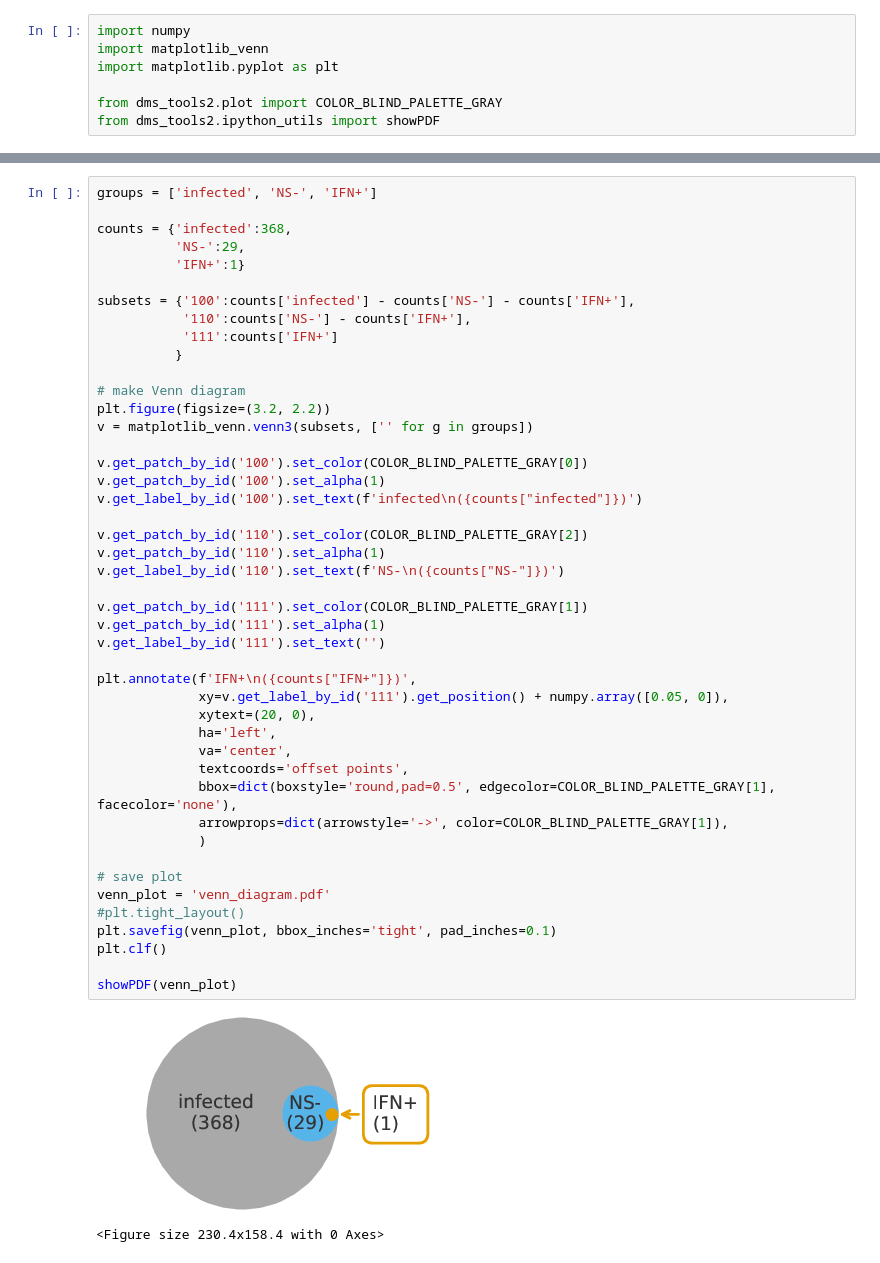
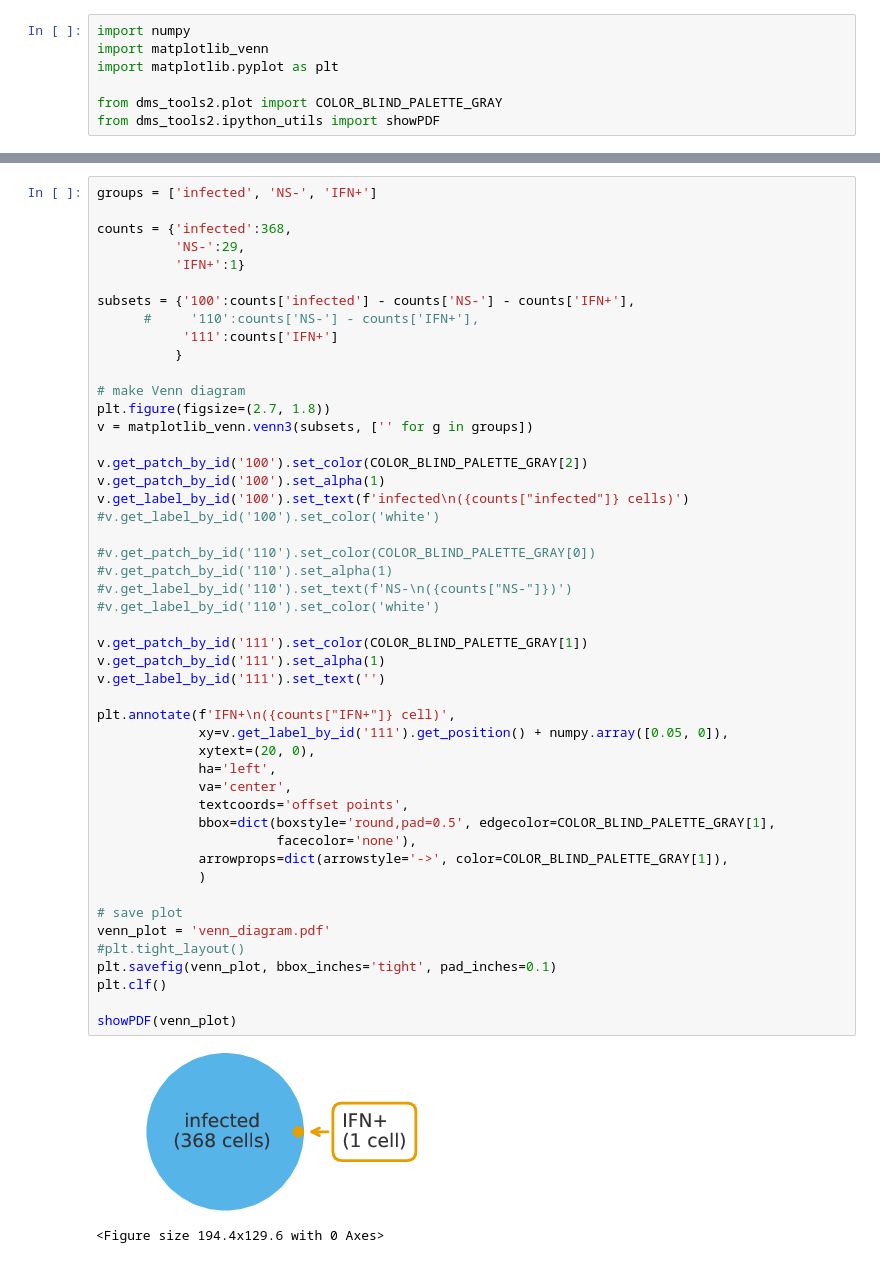
Before and after one commit to jbloomlab/IFNsorted_flu_single_cell, a Jupyter notebook: paper/figures/IFN_stochastic/RussellVenn/make_venn_diagram.py.ipynb, the cells around one changed output, grey strips where cells are left out. Cells and saved outputs as stored; diff of their text form.

```diff
--- a/paper/figures/IFN_stochastic/RussellVenn/make_venn_diagram.py.ipynb
+++ b/paper/figures/IFN_stochastic/RussellVenn/make_venn_diagram.py.ipynb
@@ -25,43 +27,46 @@ counts = {'infected':368,
           'IFN+':1}
 
 subsets = {'100':counts['infected'] - counts['NS-'] - counts['IFN+'],
-           '110':counts['NS-'] - counts['IFN+'],
+      #     '110':counts['NS-'] - counts['IFN+'],
            '111':counts['IFN+']
           }
 
 # make Venn diagram
-plt.figure(figsize=(3.2, 2.2))
+plt.figure(figsize=(2.7, 1.8))
 v = matplotlib_venn.venn3(subsets, ['' for g in groups])
 
-v.get_patch_by_id('100').set_color(COLOR_BLIND_PALETTE_GRAY[0])
+v.get_patch_by_id('100').set_color(COLOR_BLIND_PALETTE_GRAY[2])
 v.get_patch_by_id('100').set_alpha(1)
-v.get_label_by_id('100').set_text(f'infected\n({counts["infected"]})')
+v.get_label_by_id('100').set_text(f'infected\n({counts["infected"]} cells)')
+#v.get_label_by_id('100').set_color('white')
 
-v.get_patch_by_id('110').set_color(COLOR_BLIND_PALETTE_GRAY[2])
-v.get_patch_by_id('110').set_alpha(1)
-v.get_label_by_id('110').set_text(f'NS-\n({counts["NS-"]})')
+#v.get_patch_by_id('110').set_color(COLOR_BLIND_PALETTE_GRAY[0])
+#v.get_patch_by_id('110').set_alpha(1)
+#v.get_label_by_id('110').set_text(f'NS-\n({counts["NS-"]})')
+#v.get_label_by_id('110').set_color('white')
 
 v.get_patch_by_id('111').set_color(COLOR_BLIND_PALETTE_GRAY[1])
 v.get_patch_by_id('111').set_alpha(1)
 v.get_label_by_id('111').set_text('')
 
-plt.annotate(f'IFN+\n({counts["IFN+"]})',
+plt.annotate(f'IFN+\n({counts["IFN+"]} cell)',
              xy=v.get_label_by_id('111').get_position() + numpy.array([0.05, 0]),
              xytext=(20, 0),
              ha='left',
              va='center',
              textcoords='offset points',
-             bbox=dict(boxstyle='round,pad=0.5', edgecolor=COLOR_BLIND_PALETTE_GRAY[1], facecolor='none'),
+             bbox=dict(boxstyle='round,pad=0.5', edgecolor=COLOR_BLIND_PALETTE_GRAY[1],
+                       facecolor='none'),
              arrowprops=dict(arrowstyle='->', color=COLOR_BLIND_PALETTE_GRAY[1]),
              )
 
 # save plot
 venn_plot = 'venn_diagram.pdf'
 #plt.tight_layout()
 plt.savefig(venn_plot, bbox_inches='tight', pad_inches=0.1)
 plt.clf()
 
 showPDF(venn_plot)
 # %% [output]
-[figure, old version]
+[figure, new version]
-<Figure size 230.4x158.4 with 0 Axes>
+<Figure size 194.4x129.6 with 0 Axes>
```
Also changed, not shown: parts of 1 cell of this notebook, 4 other files.
